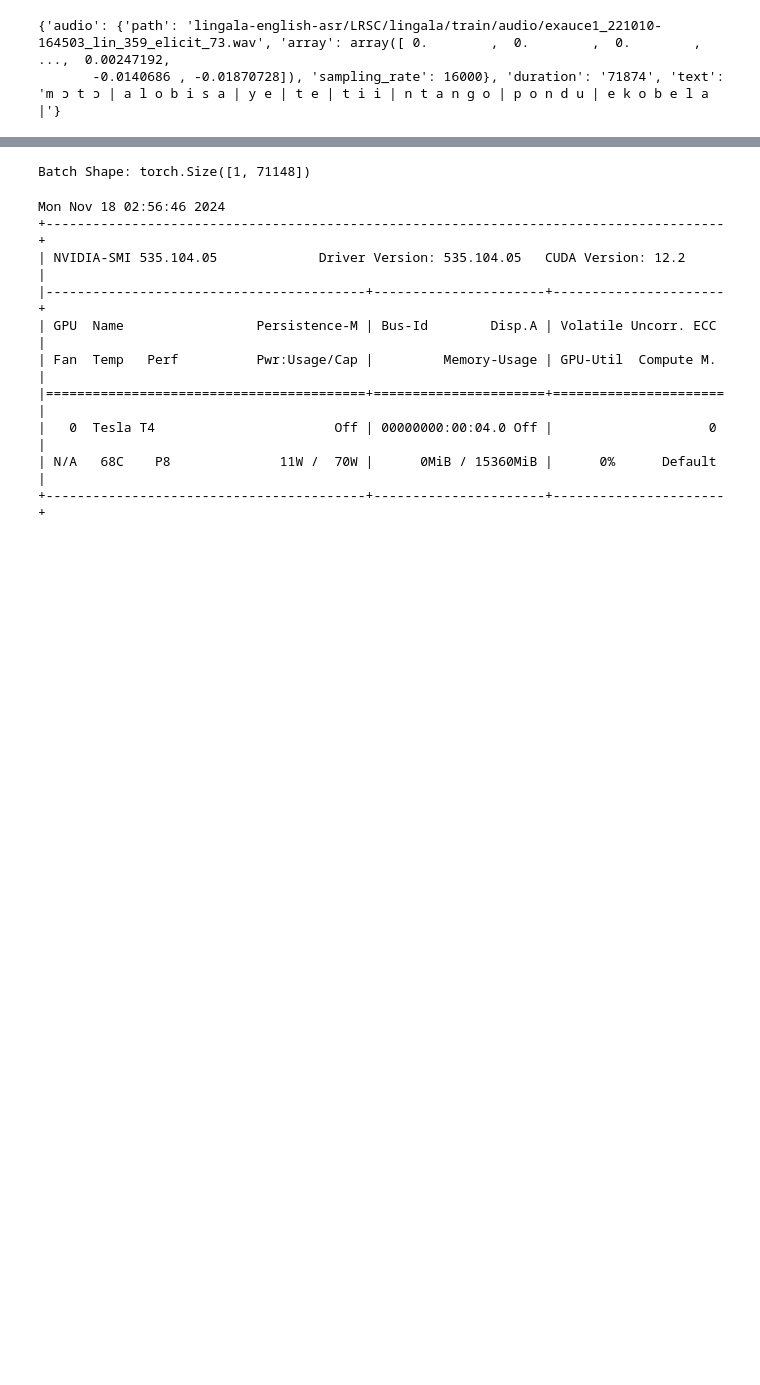
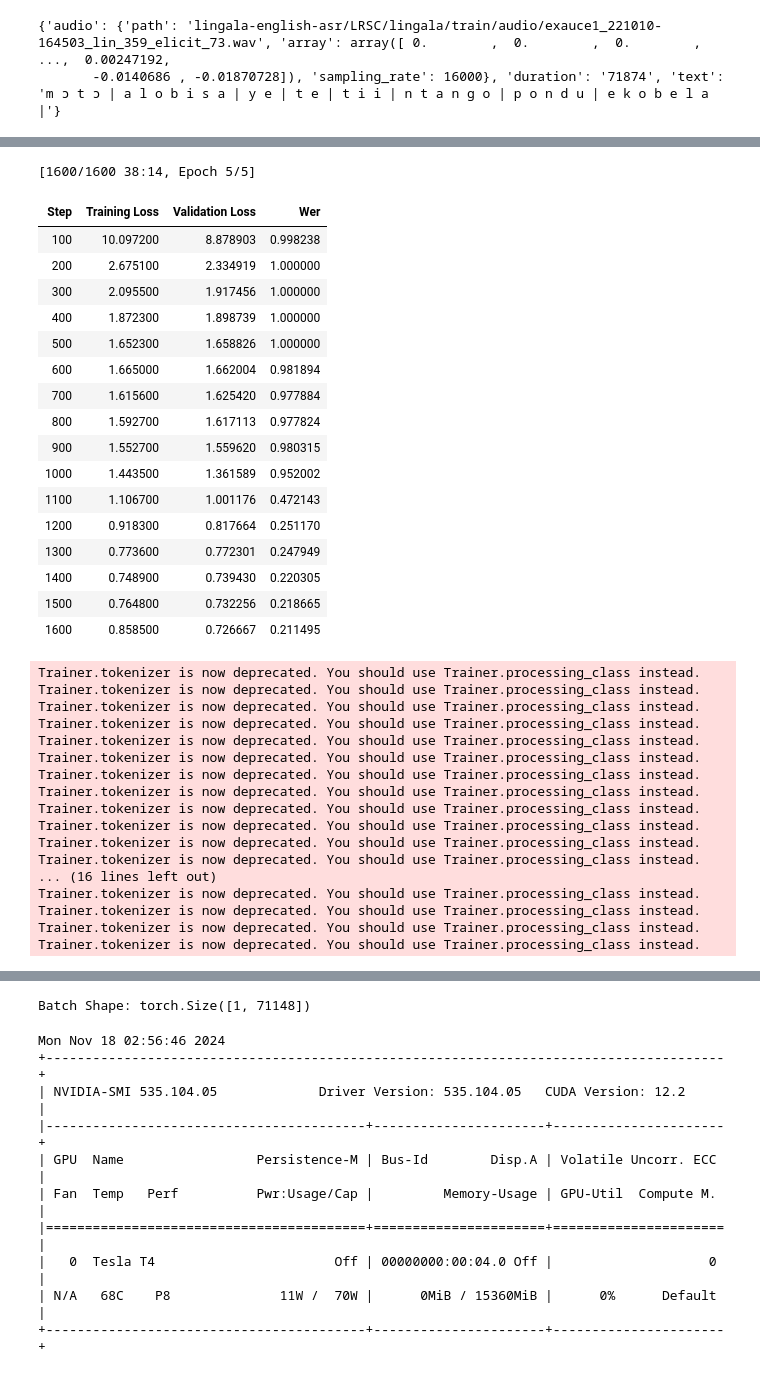
Before and after one commit to Moses05/CardiovascularDiseaseWebApp, a Jupyter notebook: lingala_english_asr.ipynb, the cells around one changed output, grey strips where cells are left out. Drawn from its saved outputs; the diff is of its cells as text; code cells hidden in the pictures; blank space fills up the shorter version.

```diff
--- a/lingala_english_asr.ipynb
+++ b/lingala_english_asr.ipynb
@@ -218,0 +358,13 @@ Shape: (139392,)
+# %%
+data_collator = DataCollatorCTCWithPadding(processor=processor, padding=True)
+# %%
+from transformers import Wav2Vec2ForCTC
+
+model = Wav2Vec2ForCTC.from_pretrained(
+    "facebook/wav2vec2-large-xlsr-53",
+    ctc_loss_reduction="mean",
+    pad_token_id=processor.tokenizer.pad_token_id,
+    vocab_size=len(vocab_dict)
+)
+
+model.freeze_feature_extractor()
@@ -218,0 +396,32 @@ Shape: (139392,)
+# %%
+from transformers import Trainer
+import numpy as np
+import evaluate
+
+wer_metric = evaluate.load("wer")
+
+def compute_metrics(pred):
+  pred_logits = pred.predictions
+  pred_ids = np.argmax(pred_logits, axis=-1)
+
+  pred.label_ids[pred.label_ids == -100] = processor.tokenizer.pad_token_id
+
+  pred_str = processor.batch_decode(pred_ids)
+  label_str = processor.batch_decode(pred.label_ids, group_tokens=False)
+
+  wer = wer_metric.compute(predictions=pred_str, references=label_str)
+
+  return {"wer": wer}
+# %%
+trainer = Trainer(
+    model=model,
+    data_collator=data_collator,
+    args=training_args,
+    compute_metrics=compute_metrics,
+    train_dataset=train_dataset,
+    eval_dataset=valid_dataset,
+    tokenizer=processor
+)
+# %%
+trainer.train()
+# %% [output]
@@ -218,0 +441,35 @@ Shape: (139392,)
+[1600/1600 38:14, Epoch 5/5]
+| Step | Training Loss | Validation Loss | Wer |
+| 100 | 10.097200 | 8.878903 | 0.998238 |
+| 200 | 2.675100 | 2.334919 | 1.000000 |
+| 300 | 2.095500 | 1.917456 | 1.000000 |
+| 400 | 1.872300 | 1.898739 | 1.000000 |
+| 500 | 1.652300 | 1.658826 | 1.000000 |
+| 600 | 1.665000 | 1.662004 | 0.981894 |
+| 700 | 1.615600 | 1.625420 | 0.977884 |
+| 800 | 1.592700 | 1.617113 | 0.977824 |
+| 900 | 1.552700 | 1.559620 | 0.980315 |
+| 1000 | 1.443500 | 1.361589 | 0.952002 |
+| 1100 | 1.106700 | 1.001176 | 0.472143 |
+| 1200 | 0.918300 | 0.817664 | 0.251170 |
+| 1300 | 0.773600 | 0.772301 | 0.247949 |
+| 1400 | 0.748900 | 0.739430 | 0.220305 |
+| 1500 | 0.764800 | 0.732256 | 0.218665 |
+| 1600 | 0.858500 | 0.726667 | 0.211495 |
+Trainer.tokenizer is now deprecated. You should use Trainer.processing_class instead.
+Trainer.tokenizer is now deprecated. You should use Trainer.processing_class instead.
+Trainer.tokenizer is now deprecated. You should use Trainer.processing_class instead.
+Trainer.tokenizer is now deprecated. You should use Trainer.processing_class instead.
+Trainer.tokenizer is now deprecated. You should use Trainer.processing_class instead.
+Trainer.tokenizer is now deprecated. You should use Trainer.processing_class instead.
+Trainer.tokenizer is now deprecated. You should use Trainer.processing_class instead.
+Trainer.tokenizer is now deprecated. You should use Trainer.processing_class instead.
+Trainer.tokenizer is now deprecated. You should use Trainer.processing_class instead.
+Trainer.tokenizer is now deprecated. You should use Trainer.processing_class instead.
+Trainer.tokenizer is now deprecated. You should use Trainer.processing_class instead.
+Trainer.tokenizer is now deprecated. You should use Trainer.processing_class instead.
+... (16 lines left out)
+Trainer.tokenizer is now deprecated. You should use Trainer.processing_class instead.
+Trainer.tokenizer is now deprecated. You should use Trainer.processing_class instead.
+Trainer.tokenizer is now deprecated. You should use Trainer.processing_class instead.
+Trainer.tokenizer is now deprecated. You should use Trainer.processing_class instead.
```
Also changed, not shown: parts of 41 cells of this notebook.
